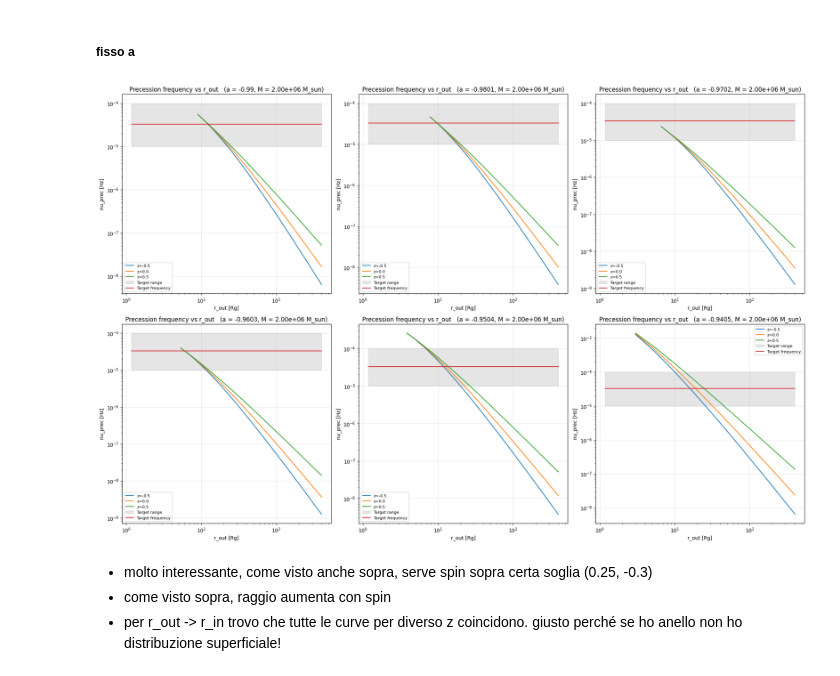
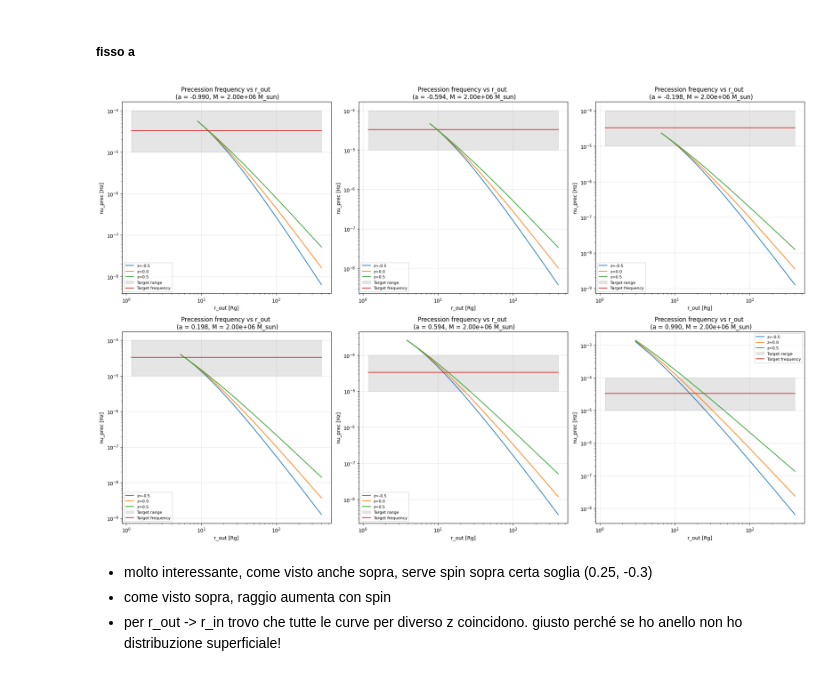
Before and after one commit to mauroghira/iuss_thesis, a Jupyter notebook: PIF.ipynb, the cells around one changed output. Saved outputs shown, nothing was run; the diff lists cells and outputs as text; code cells hidden in the pictures.

```diff
--- a/PIF.ipynb
+++ b/PIF.ipynb
@@ -158,41 +154,39 @@ si vede come sopra,
 fig, axes = plt.subplots(2, 3, figsize=(20, 13))
 axes = axes.flatten()
 
-AAs = np.linspace(0, 200, 6).round().astype(int)
-
 # Loop over zeta values
-for i, ia in enumerate(AAs):
+for i, ia in enumerate(np.linspace(0, 200, 6).round().astype(int)):
     for iz in [0,1,2]:
         rout_vals = ROUT[ia, :, iz, 0]      # vector shape (No,)
         freq_vals = freq[ia, :, iz, 0]    # vector shape (No,)
 
         # plot only valid positive frequencies
         mask2 = np.isfinite(freq_vals) & (freq_vals > 0)
 
-        a = ZETA[ia, 0, iz, 0]
+        z = ZETA[ia, 0, iz, 0]
 
-        label = f"z={a}"
+        label = f"z={z}"
         axes[i].plot(rout_vals[mask2], freq_vals[mask2], label=label)
 
 
     r_grid = np.linspace(r_isco(0.999), 400, 100)
     # Target frequency band
     axes[i].fill_between(r_grid, TARGET_MIN, TARGET_MAX, color='gray', alpha=0.2,
                     label="Target range")
     axes[i].plot(r_grid, np.ones_like(r_grid)*NU0, label="Target frequency")
 
-    axes[i].set_title(f"Precession frequency vs r_out   (a = {A[i, 0, 0, 0] }, M = {M[0,0,0,0]:.2e} M_sun)")
+    axes[i].set_title(f"Precession frequency vs r_out \n (a = {A[ia, 0, 0, 0]:.3f}, M = {M[0,0,0,0]:.2e} M_sun)")
     axes[i].set_xlabel("r_out [Rg]")
     axes[i].set_ylabel("nu_prec [Hz]")
     axes[i].set_xscale("log")
     axes[i].set_yscale("log")
     axes[i].grid(True, alpha=0.3)
     axes[i].legend(fontsize=8)
 
 plt.tight_layout()
 plt.show()
 # %% [output]
-[figure, old version]
+[figure, new version]
 # %% [markdown]
 - molto interessante, come visto anche  sopra, serve spin sopra certa soglia (0.25, -0.3)
 - come visto sopra, raggio aumenta con spin
```
Also changed, not shown: parts of 6 cells of this notebook, 3 other files.
